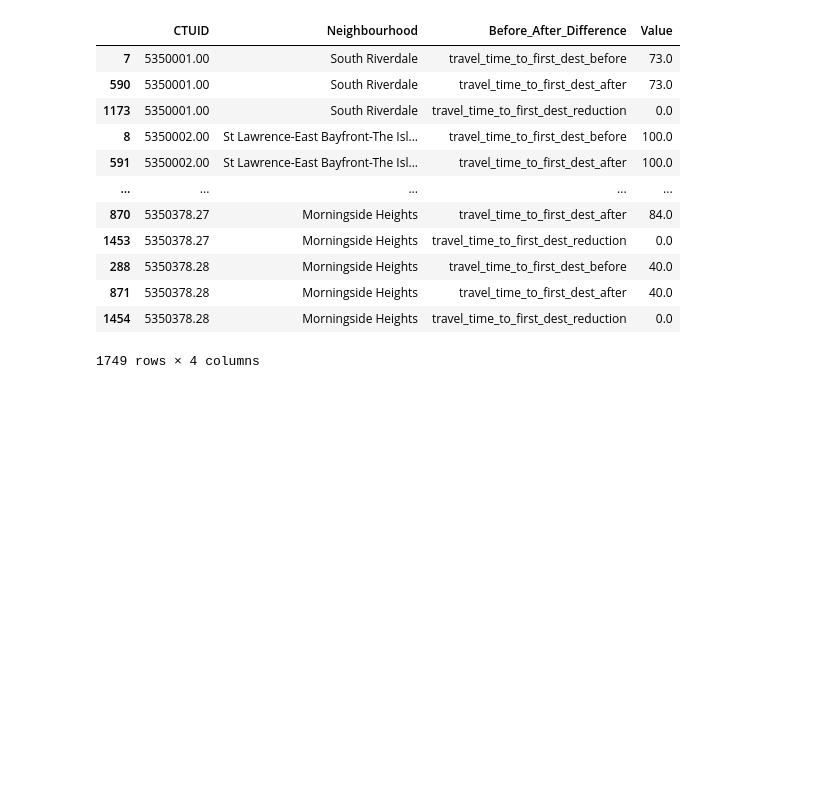
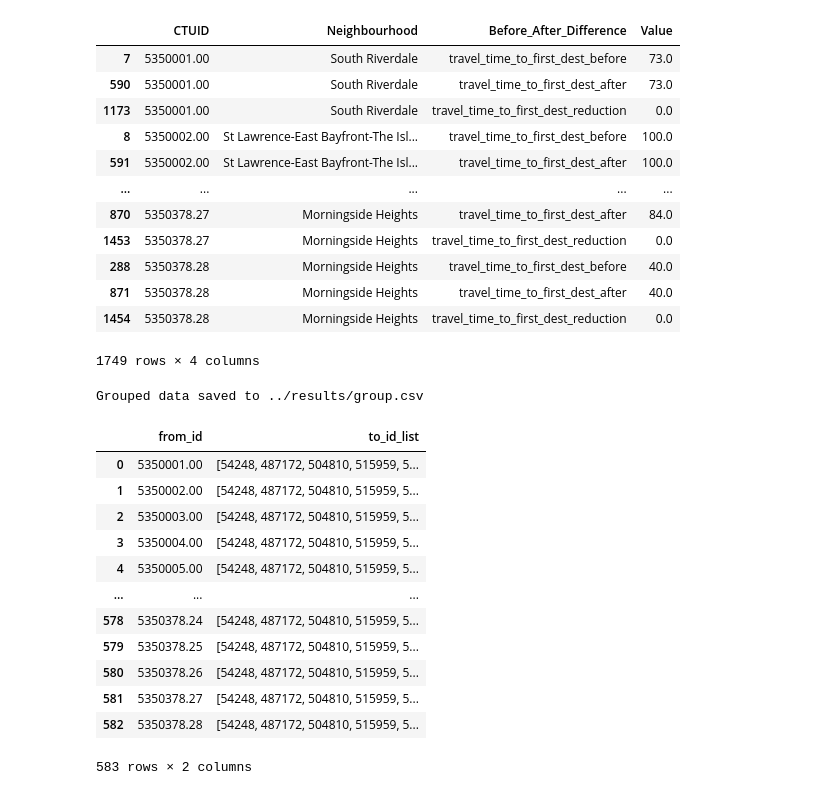
Before and after one commit to CodefromMax/Transit_Dashboard, a Jupyter notebook: src/calculation/Metric_Calculation/MetricCalculation_example.ipynb, the cells around one changed output. Cells and saved outputs as stored; diff of their text form; code cells hidden in the pictures; blank space fills up the shorter version.

```diff
--- a/src/calculation/Metric_Calculation/MetricCalculation_example.ipynb
+++ b/src/calculation/Metric_Calculation/MetricCalculation_example.ipynb
@@ -287,0 +285,18 @@ Transformed data saved to ../results/first_hospitals_before_after_reduction_pivo
+# %%
+MetricCalculation.group_to_ids_by_ctuid(input_path = "../results/TTM_CT_hospitals_only_before.csv",
+output_path = "../results/group.csv")
+# %% [output]
+Grouped data saved to ../results/group.csv
+|  | from_id | to_id_list |
+| 0 | 5350001.00 | [54248, 487172, 504810, 515959, 5... |
+| 1 | 5350002.00 | [54248, 487172, 504810, 515959, 5... |
+| 2 | 5350003.00 | [54248, 487172, 504810, 515959, 5... |
+| 3 | 5350004.00 | [54248, 487172, 504810, 515959, 5... |
+| 4 | 5350005.00 | [54248, 487172, 504810, 515959, 5... |
+| ... | ... | ... |
+| 578 | 5350378.24 | [54248, 487172, 504810, 515959, 5... |
+| 579 | 5350378.25 | [54248, 487172, 504810, 515959, 5... |
+| 580 | 5350378.26 | [54248, 487172, 504810, 515959, 5... |
+| 581 | 5350378.27 | [54248, 487172, 504810, 515959, 5... |
+| 582 | 5350378.28 | [54248, 487172, 504810, 515959, 5... |
+583 rows × 2 columns
```
Also changed, not shown: parts of 11 cells of this notebook, 2 other files.
